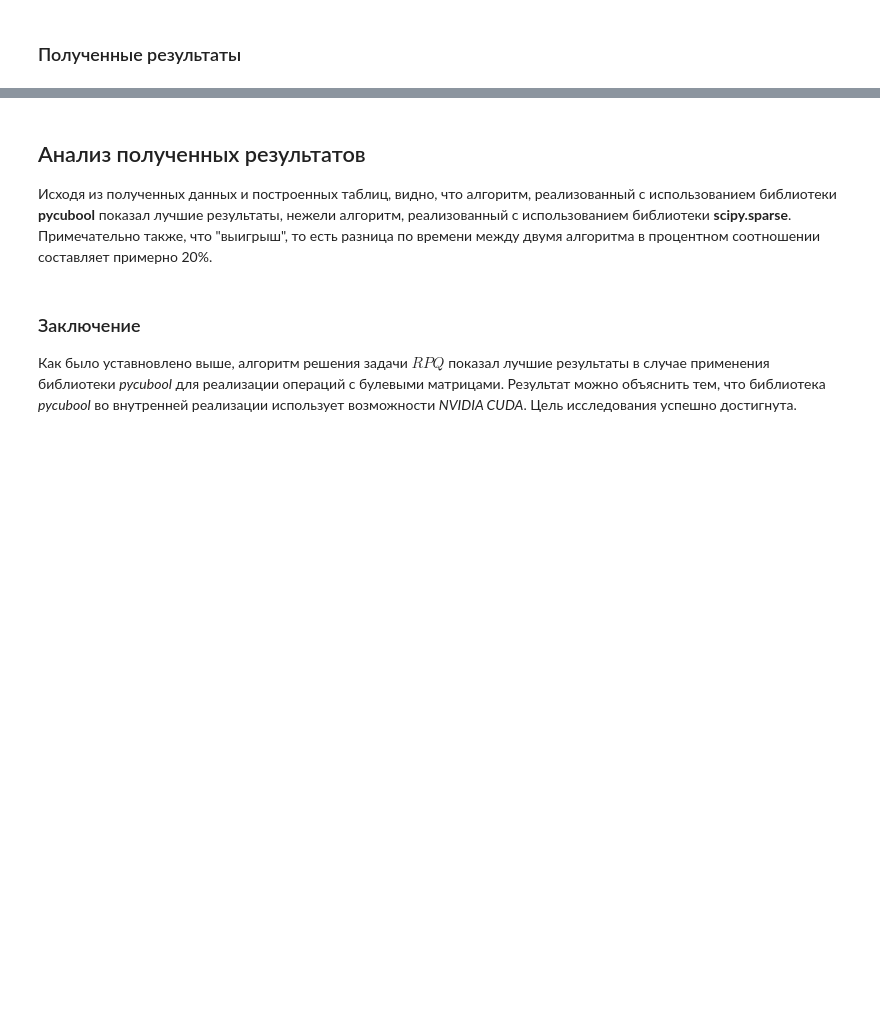
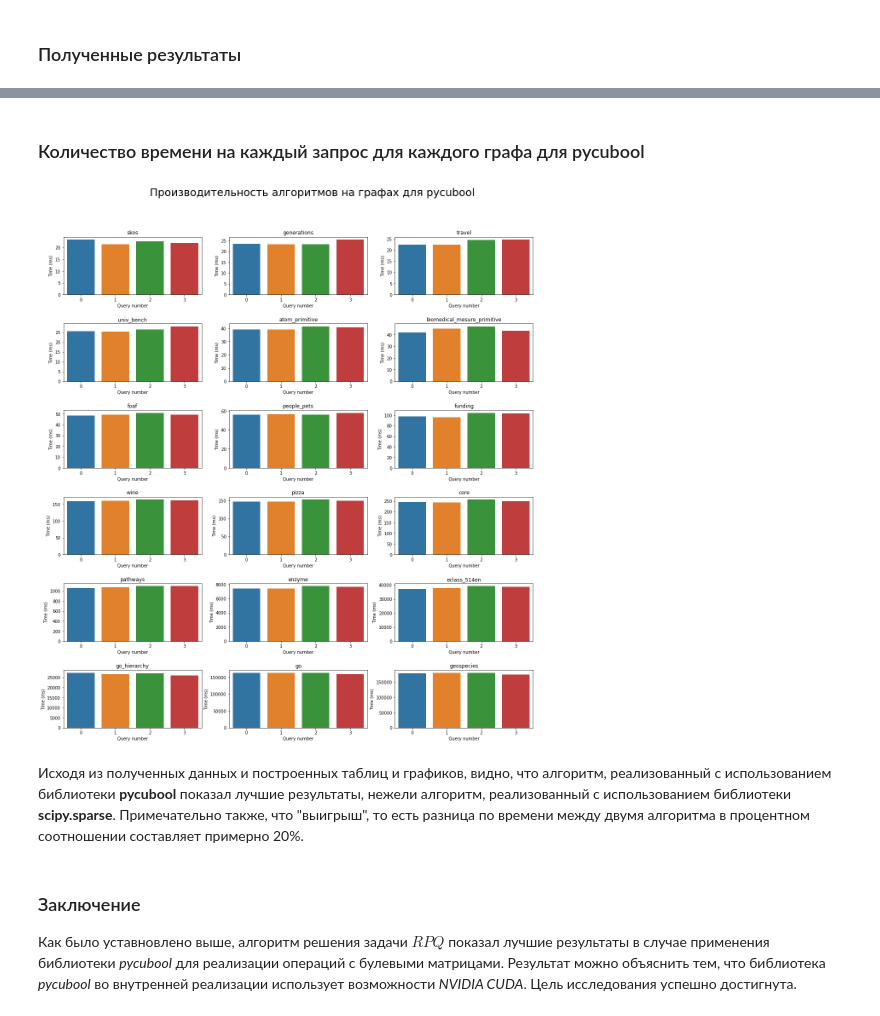
Before and after one commit to vladislav-miroshnikov/formal-lang-course, a Jupyter notebook: experiments/RPQ_Experiments.ipynb, the cells around one changed output, grey strips where cells are left out. Drawn from its saved outputs; the diff is of its cells as text; code cells hidden in the pictures; blank space fills up the shorter version.

```diff
--- a/experiments/RPQ_Experiments.ipynb
+++ b/experiments/RPQ_Experiments.ipynb
@@ -442,16 +605,15 @@ def cu_bool_rpq(
 # %%
-from project import rpq
 from cfpq_data import graph_from_dataset, get_labels
 
-print("--------- ALGORITHM BASED ON scipy.sparse LIBRARY ---------")
+REGULAR_QUERIES = (regex_first, regex_second, regex_third, regex_fourth)
 
-REGULAR_QUERIES = (regex_first, regex_second, regex_third, regex_fourth)
 
 for graph_name in GRAPHS:
   graph = graph_from_dataset(graph_name, verbose=False)
   labels = list(get_labels(graph, verbose=False))
 
-  for query in REGULAR_QUERIES:
-    regular_expression = query(labels)
-    print(f"\n  Graph: {graph_name}; \n  Regex: {query.__doc__}Result: ", end='')
-    %timeit -n 5 result = rpq(graph, str(regular_expression))
+  for index, regex in enumerate(REGULAR_QUERIES):
+    regular_expression = regex(labels)
+    curr_time = %timeit -n 3 -o -q result = cu_bool_rpq(graph, regular_expression)
+
+    df_pycubool_res.loc[regex_list[index], graph_name] = curr_time.best * 1000
@@ -545,7 +667,22 @@ for graph_name in GRAPHS:
+# %% [markdown]
+### Количество времени на каждый запрос для каждого графа для pycubool
+# %%
+import matplotlib.pyplot as plt
+import seaborn as sns
+%matplotlib inline
+
+fig, axes = plt.subplots(6, 3, figsize=(18, 20))
+fig.subplots_adjust(left=0.05, bottom=0.1, right=0.9, top=0.9, wspace=0.2, hspace=0.5)
+fig.suptitle('Производительность алгоритмов на графах для pycubool', fontsize=25)
+
+for i, name in enumerate(GRAPHS):
+  ax = sns.barplot(ax=axes[i // 3, i % 3], data=df_pycubool_res, x=df_pycubool_res.index, y=name)
+  ax.set_title(name)
+  ax.set(title=name, ylabel="Time (ms)", xlabel="Query number")
+# %% [output]
+[figure, added]
 # %% [markdown]
-## Анализ полученных результатов
-
-Исходя из полученных данных и построенных таблиц, видно, что алгоритм, реализованный с использованием библиотеки **pycubool** показал лучшие результаты, нежели алгоритм, реализованный с использованием библиотеки **scipy.sparse**. Примечательно также, что "выигрыш", то есть разница по времени между двумя алгоритма в процентном соотношении составляет примерно 20%.
+Исходя из полученных данных и построенных таблиц и графиков, видно, что алгоритм, реализованный с использованием библиотеки **pycubool** показал лучшие результаты, нежели алгоритм, реализованный с использованием библиотеки **scipy.sparse**. Примечательно также, что "выигрыш", то есть разница по времени между двумя алгоритма в процентном соотношении составляет примерно 20%.
 # %% [markdown]
 ### Заключение
 
```
Also changed, not shown: parts of 47 cells of this notebook.
